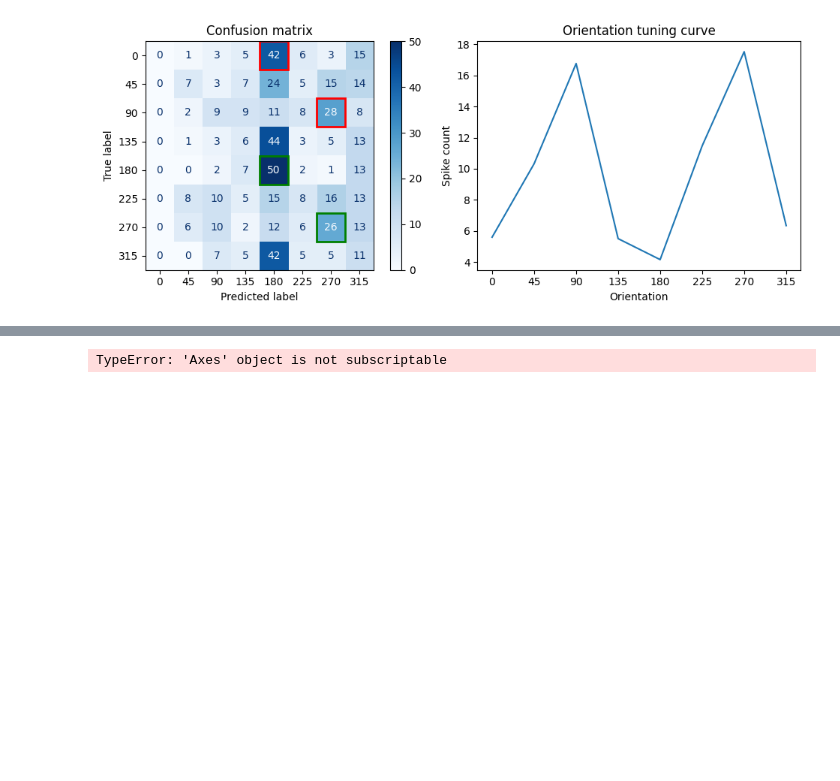
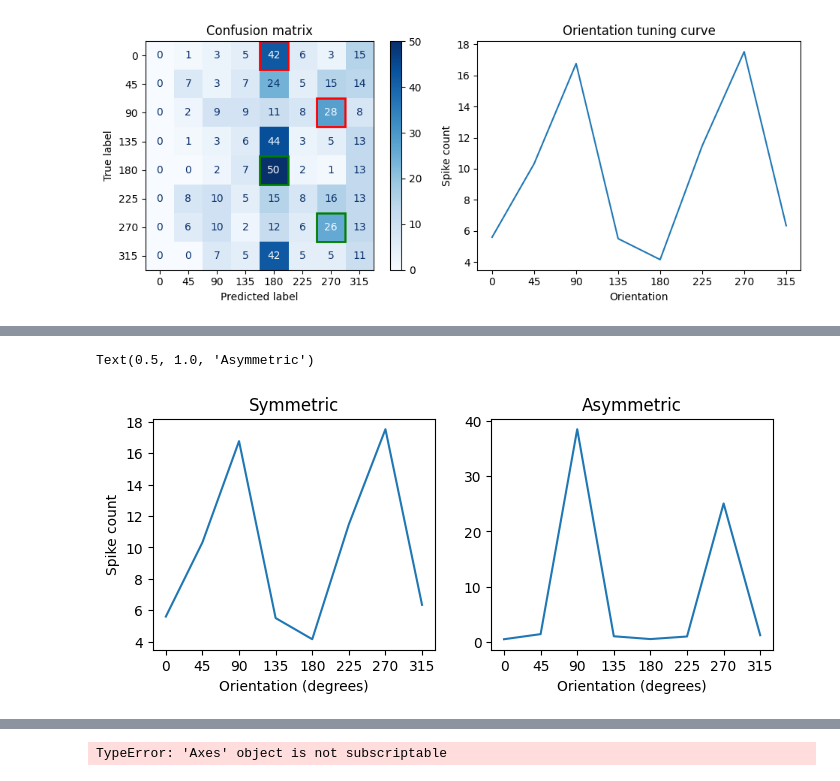
Before and after one commit to dbheadley/DecodingTheBrain, a Jupyter notebook: Week12/notes.ipynb, the cells around one changed output, grey strips where cells are left out. Saved outputs shown, nothing was run; the diff lists cells and outputs as text; code cells hidden in the pictures; blank space fills up the shorter version.

```diff
--- a/Week12/notes.ipynb
+++ b/Week12/notes.ipynb
@@ -340,0 +357,17 @@ At this point it might occur to you that since $p(x|y)=p(x,y)/p(y)$, and Bayes r
+# %%
+asym_unit =  951815256
+rf_ori_asym_mean = spikes.loc[asym_unit,'rf_ori_emp']
+
+fig, ax = plt.subplots(1,2,figsize=(8,3))
+ax[0].plot(ori_vals, rf_ori_mean[0].flatten())
+ax[0].set_xticks(ori_vals)
+ax[0].set_xlabel('Orientation (degrees)')
+ax[0].set_ylabel('Spike count')
+ax[0].set_title('Symmetric')
+ax[1].plot(ori_vals, rf_ori_asym_mean[0].flatten())
+ax[1].set_xticks(ori_vals)
+ax[1].set_xlabel('Orientation (degrees)')
+ax[1].set_title('Asymmetric')
+# %% [output]
+Text(0.5, 1.0, 'Asymmetric')
+[figure, added]
```
Also changed, not shown: parts of 21 cells of this notebook.
